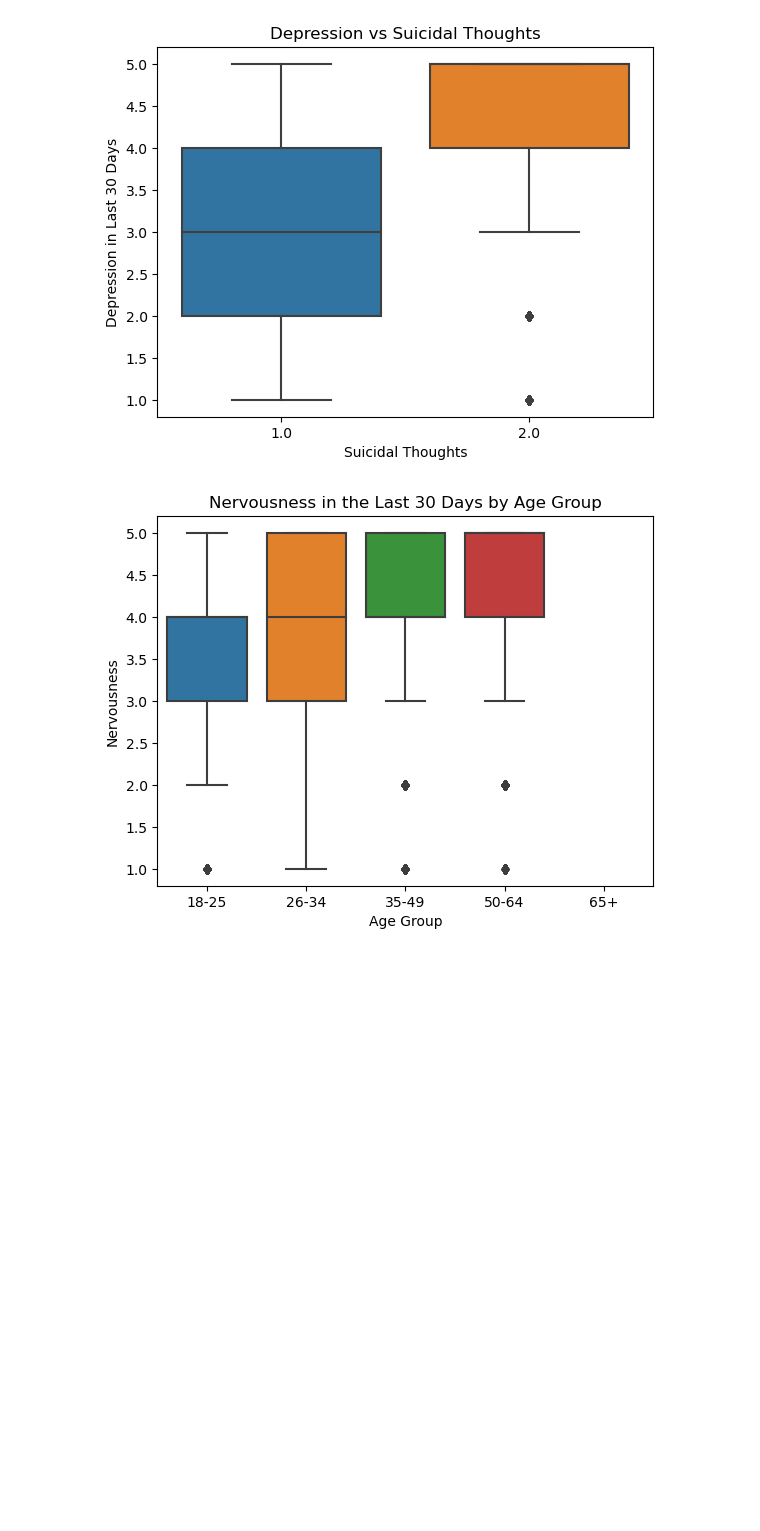
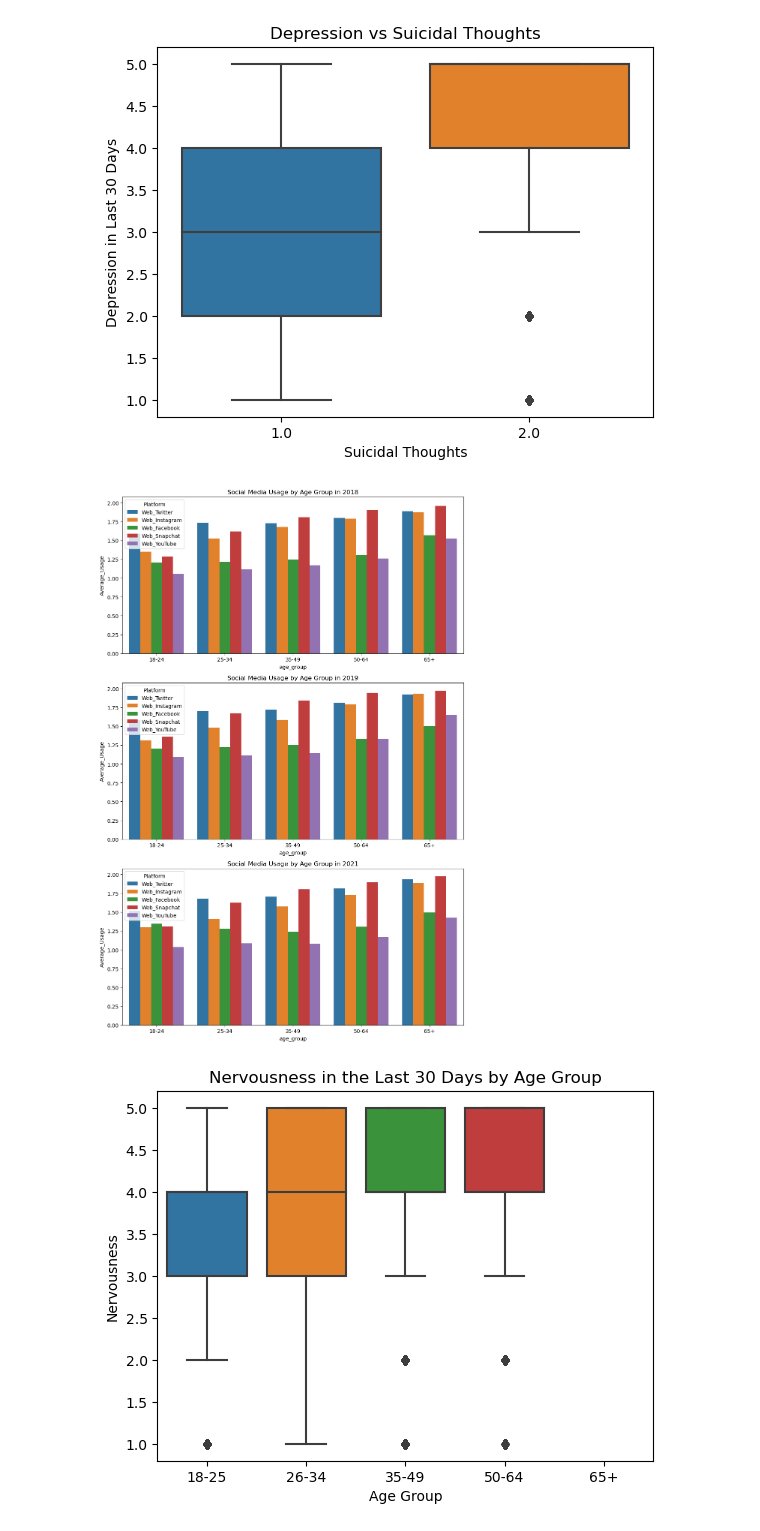
Before and after one commit to uic-cs418/group-project-gamon, a Jupyter notebook: xavier.ipynb, the cells around one changed output. Saved outputs shown, nothing was run; the diff lists cells and outputs as text; code cells hidden in the pictures; blank space fills up the shorter version.

```diff
--- a/xavier.ipynb
+++ b/xavier.ipynb
@@ -38,3 +38,10 @@ print(NSDUH2021df.head())
 4          NaN           NaN             2.0             2.0         2.0
 
 [5 rows x 24 columns]
+# %%
+coreTrends2018df = buildCoreTrends2018df()
+coreTrends2019df = buildCoreTrends2019df()
+coreTrends2021df = buildCoreTrends2021df()
+print(coreTrends2018df.head())
+print(coreTrends2019df.head())
+print(coreTrends2021df.head())
@@ -104,6 +129,39 @@ plt.title('Depression vs Suicidal Thoughts')
 plt.show()
 # %% [output]
 [figure]
+# %%
+# Function to extract age groups and calculate average usage
+def get_avg_usage(df):
+    usage_columns = ['Web_Twitter', 'Web_Instagram', 'Web_Facebook', 'Web_Snapchat', 'Web_YouTube']
+    age_bins = [18, 25, 35, 50, 65, 100]
+    age_labels = ['18-24', '25-34', '35-49', '50-64', '65+']
+    df['age_group'] = pd.cut(df['age'], bins=age_bins, labels=age_labels)
+    return df.groupby('age_group')[usage_columns].mean()
+
+# Get average usage for each year
+avg_usage_2018 = get_avg_usage(coreTrends2018df)
+avg_usage_2019 = get_avg_usage(coreTrends2019df)
+avg_usage_2021 = get_avg_usage(coreTrends2021df)
+
+# Plotting the results
+fig, axes = plt.subplots(3, 1, figsize=(10, 15), sharey=True)
+
+sns.barplot(data=avg_usage_2018.reset_index().melt(id_vars='age_group', var_name='Platform', value_name='Average_Usage'),
+            x='age_group', y='Average_Usage', hue='Platform', ax=axes[0])
+axes[0].set_title('Social Media Usage by Age Group in 2018')
+
+sns.barplot(data=avg_usage_2019.reset_index().melt(id_vars='age_group', var_name='Platform', value_name='Average_Usage'),
+            x='age_group', y='Average_Usage', hue='Platform', ax=axes[1])
+axes[1].set_title('Social Media Usage by Age Group in 2019')
+
+sns.barplot(data=avg_usage_2021.reset_index().melt(id_vars='age_group', var_name='Platform', value_name='Average_Usage'),
+            x='age_group', y='Average_Usage', hue='Platform', ax=axes[2])
+axes[2].set_title('Social Media Usage by Age Group in 2021')
+
+plt.tight_layout()
+plt.show()
+# %% [output]
+[figure, added]
 # %%
 # Combine all dataframes
 NSDUH_all = pd.concat([NSDUH2018df, NSDUH2019df, NSDUH2021df])
```
Also changed, not shown: parts of 1 cell of this notebook.
